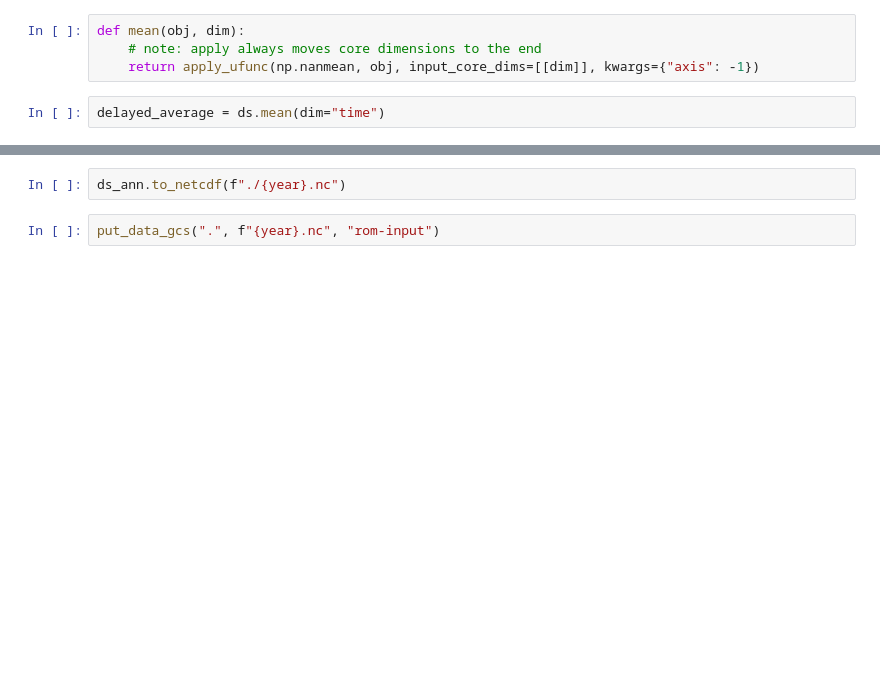
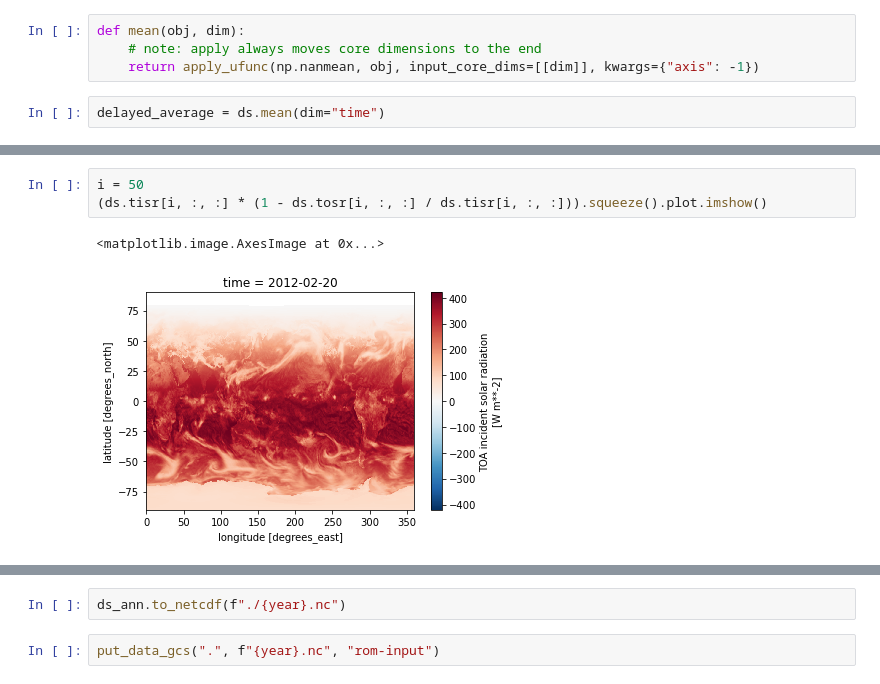
Before and after one commit to ReflectiveEarth/reflective-potential, a Jupyter notebook: notebooks/02-Processing.ipynb, the cells around one changed output, grey strips where cells are left out. Cells and saved outputs as stored; diff of their text form; blank space fills up the shorter version.

```diff
--- a/notebooks/02-Processing.ipynb
+++ b/notebooks/02-Processing.ipynb
@@ -389,0 +384,6 @@ ds_ann.psrosr.plot.imshow()
+# %%
+i = 50
+(ds.tisr[i, :, :] * (1 - ds.tosr[i, :, :] / ds.tisr[i, :, :])).squeeze().plot.imshow()
+# %% [output]
+<matplotlib.image.AxesImage at 0x...>
+[figure, added]
```
Also changed, not shown: parts of 10 cells of this notebook.
